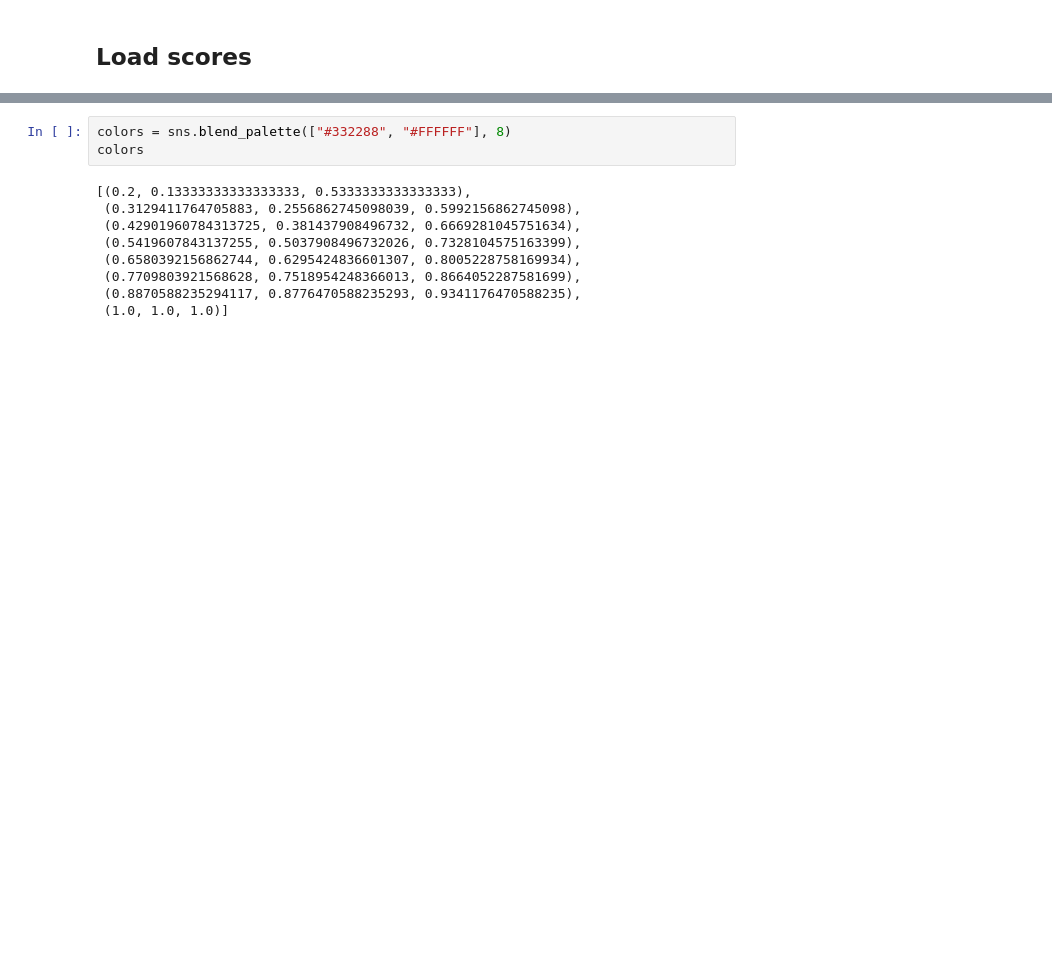
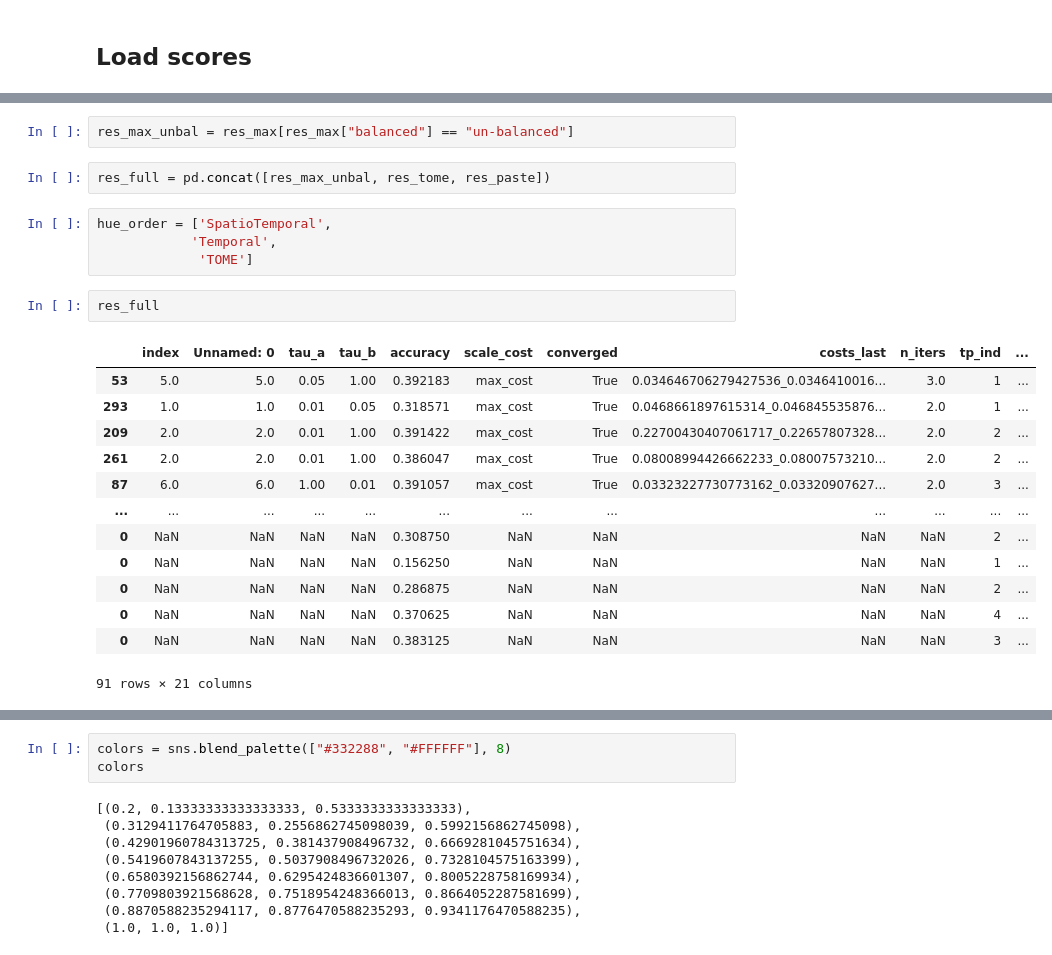
Before and after one commit to theislab/moscot-framework_reproducibility, a Jupyter notebook: notebooks/space/spatiotemporal/1_Cell_type_transition_analysis/0_grid_search/ZP_2023-04-20_spatiotemporal_fullembryo-accuracy.ipynb, the cells around one changed output, grey strips where cells are left out. Cells and saved outputs as stored; diff of their text form; blank space fills up the shorter version.

```diff
--- a/notebooks/space/spatiotemporal/1_Cell_type_transition_analysis/0_grid_search/ZP_2023-04-20_spatiotemporal_fullembryo-accuracy.ipynb
+++ b/notebooks/space/spatiotemporal/1_Cell_type_transition_analysis/0_grid_search/ZP_2023-04-20_spatiotemporal_fullembryo-accuracy.ipynb
@@ -115,0 +241,24 @@ plt.show()
+# %%
+res_max_unbal = res_max[res_max["balanced"] == "un-balanced"]
+# %%
+res_full = pd.concat([res_max_unbal, res_tome, res_paste])
+# %%
+hue_order = ['SpatioTemporal',
+            'Temporal',
+             'TOME']
+# %%
+res_full
+# %% [output]
+|  | index | Unnamed: 0 | tau_a | tau_b | accuracy | scale_cost | converged | costs_last | n_iters | tp_ind | ... |
+| 53 | 5.0 | 5.0 | 0.05 | 1.00 | 0.392183 | max_cost | True | 0.034646706279427536_0.0346410016... | 3.0 | 1 | ... |
+| 293 | 1.0 | 1.0 | 0.01 | 0.05 | 0.318571 | max_cost | True | 0.0468661897615314_0.046845535876... | 2.0 | 1 | ... |
+| 209 | 2.0 | 2.0 | 0.01 | 1.00 | 0.391422 | max_cost | True | 0.22700430407061717_0.22657807328... | 2.0 | 2 | ... |
+| 261 | 2.0 | 2.0 | 0.01 | 1.00 | 0.386047 | max_cost | True | 0.08008994426662233_0.08007573210... | 2.0 | 2 | ... |
+| 87 | 6.0 | 6.0 | 1.00 | 0.01 | 0.391057 | max_cost | True | 0.03323227730773162_0.03320907627... | 2.0 | 3 | ... |
+| ... | ... | ... | ... | ... | ... | ... | ... | ... | ... | ... | ... |
+| 0 | NaN | NaN | NaN | NaN | 0.308750 | NaN | NaN | NaN | NaN | 2 | ... |
+| 0 | NaN | NaN | NaN | NaN | 0.156250 | NaN | NaN | NaN | NaN | 1 | ... |
+| 0 | NaN | NaN | NaN | NaN | 0.286875 | NaN | NaN | NaN | NaN | 2 | ... |
+| 0 | NaN | NaN | NaN | NaN | 0.370625 | NaN | NaN | NaN | NaN | 4 | ... |
+| 0 | NaN | NaN | NaN | NaN | 0.383125 | NaN | NaN | NaN | NaN | 3 | ... |
+91 rows × 21 columns
```
Also changed, not shown: parts of 36 cells of this notebook, 22 other files.
